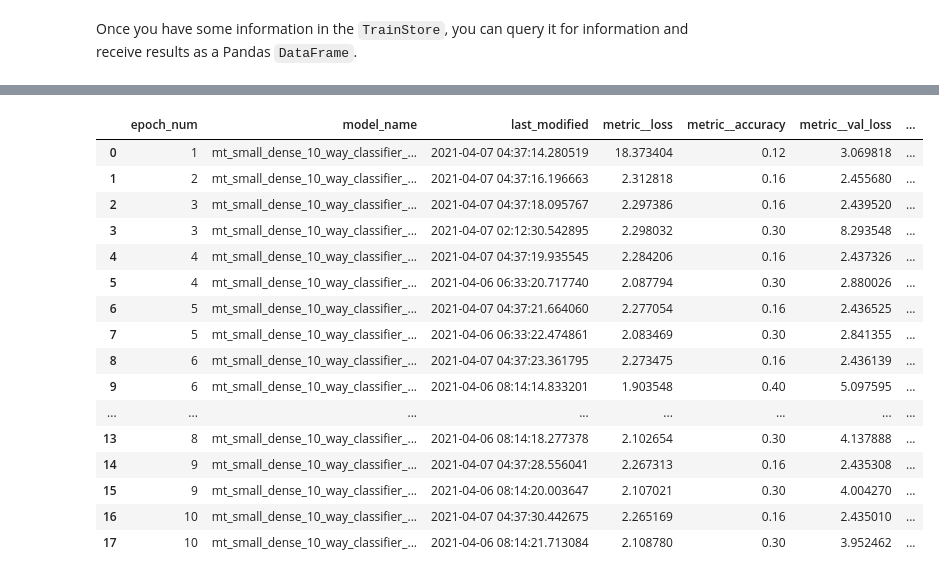
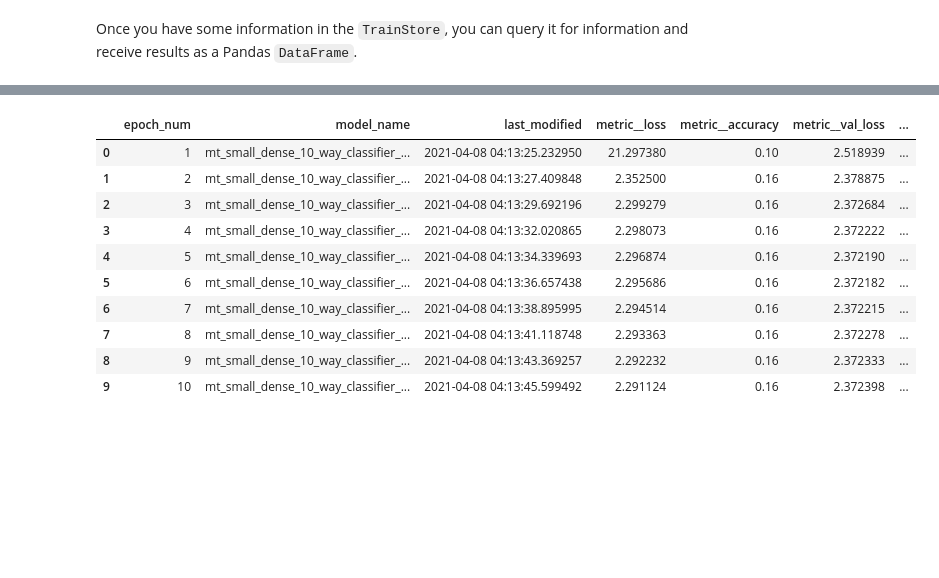
Before and after one commit to scalarstop/scalarstop, a Jupyter notebook: notebooks/tutorial.ipynb, the cells around one changed output, grey strips where cells are left out. Drawn from its saved outputs; the diff is of its cells as text; code cells hidden in the pictures; blank space fills up the shorter version.

```diff
--- a/notebooks/tutorial.ipynb
+++ b/notebooks/tutorial.ipynb
@@ -78,12 +78,22 @@ class fashion_mnist_v1(sp.DataBlob):
         num_training_samples: int
 
     def __init__(self, hyperparams):
+        """
+        You only need to override __init__ if you want to validate
+        your hyperparameters or add arguments that are not hyperparameters.
+
+        One example of a non-hyperparameter argument would be a
+        database connection URL.
+        """
         if hyperparams["num_training_samples"] > 50_000:
             raise ValueError("num_training_samples should be <= 50_000")
         super().__init__(hyperparams=hyperparams)
-        (self._train_images, self._train_labels), (self._test_images, self._test_labels) = tf.keras.datasets.fashion_mnist.load_data()
+        (self._train_images, self._train_labels), \
+            (self._test_images, self._test_labels) = \
+            tf.keras.datasets.fashion_mnist.load_data()
 
     def set_training(self) -> tf.data.Dataset:
+        """The training set."""
         samples = tf.data.Dataset.from_tensor_slices(
             self._train_images[:self.hyperparams.num_training_samples]
         )
@@ -93,6 +103,17 @@ class fashion_mnist_v1(sp.DataBlob):
         return tf.data.Dataset.zip((samples, labels))
 
     def set_validation(self) -> tf.data.Dataset:
+        """
+        The validation set.
+
+        In this example, the validation set does not change with the
+        hyperparameters. This allows us to compare results with
+        different training sets to the same validation set.
+
+        However, if your hyperparameters specify how to engineer
+        features, then you might wnat the validation set and
+        training set to rely on the same hyperparameters.
+        """
         samples = tf.data.Dataset.from_tensor_slices(
             self._train_images[50_000:]
         )
@@ -102,11 +123,12 @@ class fashion_mnist_v1(sp.DataBlob):
         return tf.data.Dataset.zip((samples, labels))
 
     def set_test(self) -> tf.data.Dataset:
+        """The test set. Used to evaluate models but not train them."""
         samples_tf = tf.data.Dataset.from_tensor_slices(
-            self._test_images[50_000:]
+            self._test_images
         )
         labels_tf = tf.data.Dataset.from_tensor_slices(
-            self._test_labels[50_000:]
+            self._test_labels
         )
         return tf.data.Dataset.zip((samples, labels))
 # %% [markdown]
@@ -155,15 +178,18 @@ class small_dense_10_way_classifier_v1(sp.ModelTemplate):
         model = tf.keras.Sequential(
             layers=[
                 tf.keras.layers.Flatten(input_shape=(28, 28)),
-                tf.keras.layers.Dense(self.hyperparams.hidden_units, activation='relu'),
-                tf.keras.layers.Dense(10)
+                tf.keras.layers.Dense(
+                    units=self.hyperparams.hidden_units,
+                    activation="relu",
+                ),
+                tf.keras.layers.Dense(units=10)
             ],
             name=self.name,
         )
         model.compile(
             optimizer=self.hyperparams.optimizer,
             loss=tf.keras.losses.SparseCategoricalCrossentropy(from_logits=True),
-            metrics=['accuracy'],
+            metrics=["accuracy"],
         )
         return model
 # %% [markdown]
@@ -353,20 +372,14 @@ Epoch 10/10
 # %%
-train_store.list_model_epochs()
+train_store.list_model_epochs(model_name=model.name)
 # %% [output]
 |  | epoch_num | model_name | last_modified | metric__loss | metric__accuracy | metric__val_loss | ... |
-| 0 | 1 | mt_small_dense_10_way_classifier_... | 2021-04-07 04:37:14.280519 | 18.373404 | 0.12 | 3.069818 | ... |
-| 1 | 2 | mt_small_dense_10_way_classifier_... | 2021-04-07 04:37:16.196663 | 2.312818 | 0.16 | 2.455680 | ... |
-| 2 | 3 | mt_small_dense_10_way_classifier_... | 2021-04-07 04:37:18.095767 | 2.297386 | 0.16 | 2.439520 | ... |
-| 3 | 3 | mt_small_dense_10_way_classifier_... | 2021-04-07 02:12:30.542895 | 2.298032 | 0.30 | 8.293548 | ... |
-| 4 | 4 | mt_small_dense_10_way_classifier_... | 2021-04-07 04:37:19.935545 | 2.284206 | 0.16 | 2.437326 | ... |
-| 5 | 4 | mt_small_dense_10_way_classifier_... | 2021-04-06 06:33:20.717740 | 2.087794 | 0.30 | 2.880026 | ... |
-| 6 | 5 | mt_small_dense_10_way_classifier_... | 2021-04-07 04:37:21.664060 | 2.277054 | 0.16 | 2.436525 | ... |
-| 7 | 5 | mt_small_dense_10_way_classifier_... | 2021-04-06 06:33:22.474861 | 2.083469 | 0.30 | 2.841355 | ... |
-| 8 | 6 | mt_small_dense_10_way_classifier_... | 2021-04-07 04:37:23.361795 | 2.273475 | 0.16 | 2.436139 | ... |
-| 9 | 6 | mt_small_dense_10_way_classifier_... | 2021-04-06 08:14:14.833201 | 1.903548 | 0.40 | 5.097595 | ... |
-| ... | ... | ... | ... | ... | ... | ... | ... |
-| 13 | 8 | mt_small_dense_10_way_classifier_... | 2021-04-06 08:14:18.277378 | 2.102654 | 0.30 | 4.137888 | ... |
-| 14 | 9 | mt_small_dense_10_way_classifier_... | 2021-04-07 04:37:28.556041 | 2.267313 | 0.16 | 2.435308 | ... |
-| 15 | 9 | mt_small_dense_10_way_classifier_... | 2021-04-06 08:14:20.003647 | 2.107021 | 0.30 | 4.004270 | ... |
-| 16 | 10 | mt_small_dense_10_way_classifier_... | 2021-04-07 04:37:30.442675 | 2.265169 | 0.16 | 2.435010 | ... |
-| 17 | 10 | mt_small_dense_10_way_classifier_... | 2021-04-06 08:14:21.713084 | 2.108780 | 0.30 | 3.952462 | ... |
+| 0 | 1 | mt_small_dense_10_way_classifier_... | 2021-04-08 04:13:25.232950 | 21.297380 | 0.10 | 2.518939 | ... |
+| 1 | 2 | mt_small_dense_10_way_classifier_... | 2021-04-08 04:13:27.409848 | 2.352500 | 0.16 | 2.378875 | ... |
+| 2 | 3 | mt_small_dense_10_way_classifier_... | 2021-04-08 04:13:29.692196 | 2.299279 | 0.16 | 2.372684 | ... |
+| 3 | 4 | mt_small_dense_10_way_classifier_... | 2021-04-08 04:13:32.020865 | 2.298073 | 0.16 | 2.372222 | ... |
+| 4 | 5 | mt_small_dense_10_way_classifier_... | 2021-04-08 04:13:34.339693 | 2.296874 | 0.16 | 2.372190 | ... |
+| 5 | 6 | mt_small_dense_10_way_classifier_... | 2021-04-08 04:13:36.657438 | 2.295686 | 0.16 | 2.372182 | ... |
+| 6 | 7 | mt_small_dense_10_way_classifier_... | 2021-04-08 04:13:38.895995 | 2.294514 | 0.16 | 2.372215 | ... |
+| 7 | 8 | mt_small_dense_10_way_classifier_... | 2021-04-08 04:13:41.118748 | 2.293363 | 0.16 | 2.372278 | ... |
+| 8 | 9 | mt_small_dense_10_way_classifier_... | 2021-04-08 04:13:43.369257 | 2.292232 | 0.16 | 2.372333 | ... |
+| 9 | 10 | mt_small_dense_10_way_classifier_... | 2021-04-08 04:13:45.599492 | 2.291124 | 0.16 | 2.372398 | ... |
```
Also changed, not shown: parts of 15 cells of this notebook.
